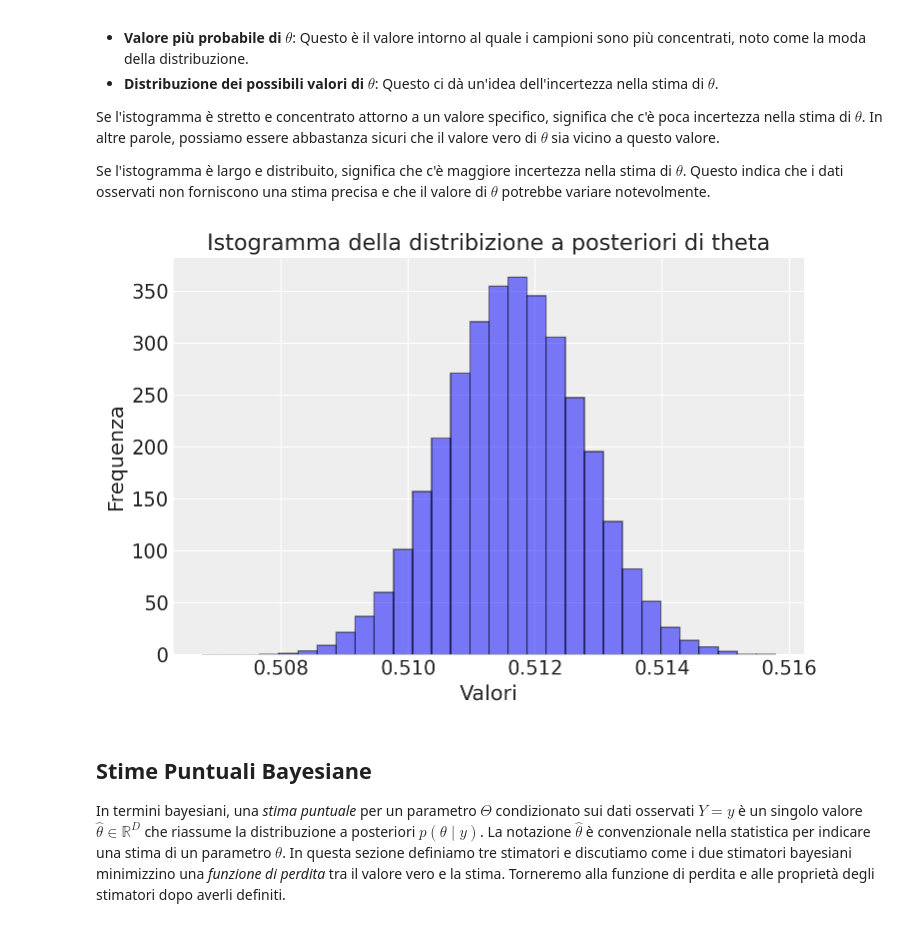
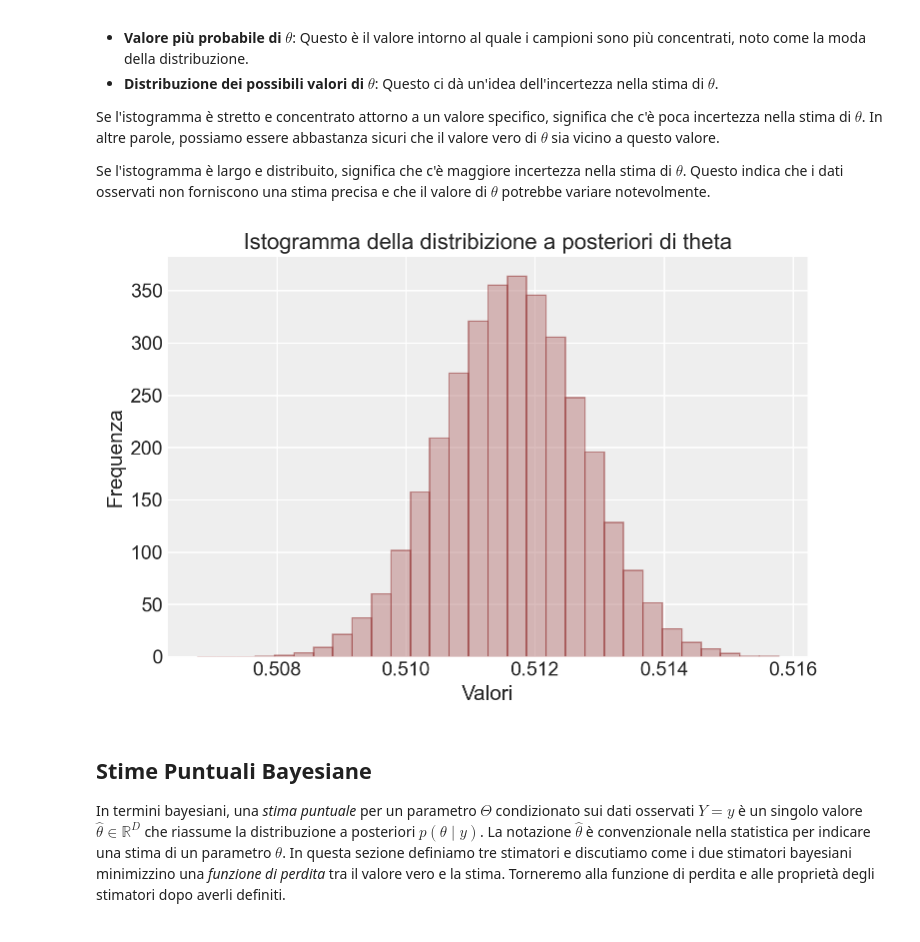
Before and after one commit to ccaudek/psicometria, a Jupyter notebook: chapters/chapter_4/15_stan_beta_binomial.ipynb, the cells around one changed output. Cells and saved outputs as stored; diff of their text form; code cells hidden in the pictures.

```diff
--- a/chapters/chapter_4/15_stan_beta_binomial.ipynb
+++ b/chapters/chapter_4/15_stan_beta_binomial.ipynb
@@ -369,16 +370,22 @@ Se l'istogramma è stretto e concentrato attorno a un valore specifico, signific
 
 Se l'istogramma è largo e distribuito, significa che c'è maggiore incertezza nella stima di $\theta$. Questo indica che i dati osservati non forniscono una stima precisa e che il valore di $\theta$ potrebbe variare notevolmente.
 # %%
-plt.hist(theta_draws, bins=30, alpha=0.5, color='b', edgecolor='black', density=True)
-
-# Aggiunta di titolo e etichette agli assi
+color_fill = "#b97c7c"
+color_edge = "#8f2727"
+plt.hist(
+    theta_draws,
+    bins=30,
+    alpha=0.5,
+    color=color_fill,
+    edgecolor=color_edge,
+    density=True,
+)
 plt.title('Istogramma della distribizione a posteriori di theta')
 plt.xlabel('Valori')
 plt.ylabel('Frequenza')
-
 plt.show()
 # %% [output]
-[figure, old version]
+[figure, new version]
 # %% [markdown]
 ## Stime Puntuali Bayesiane
 
```
Also changed, not shown: parts of 1 cell of this notebook, 5 other files.
